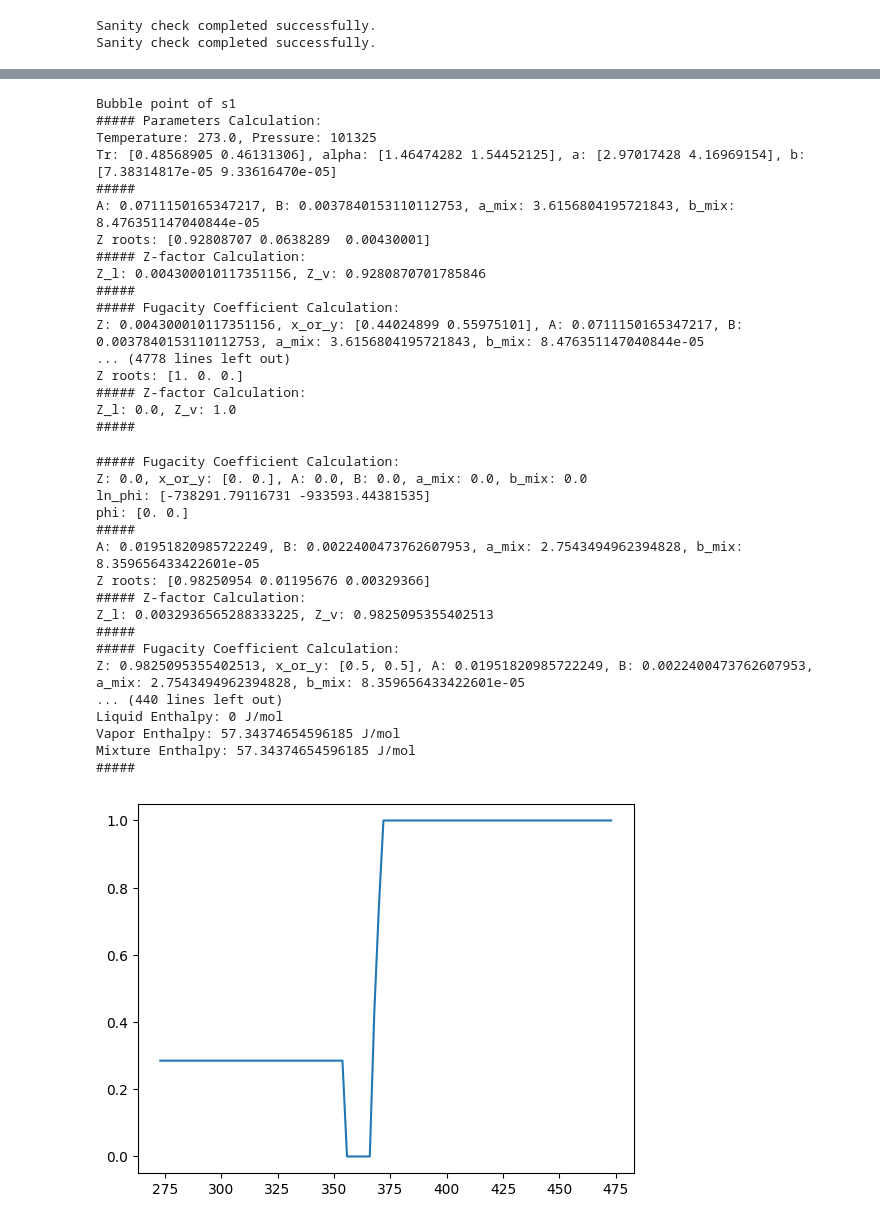
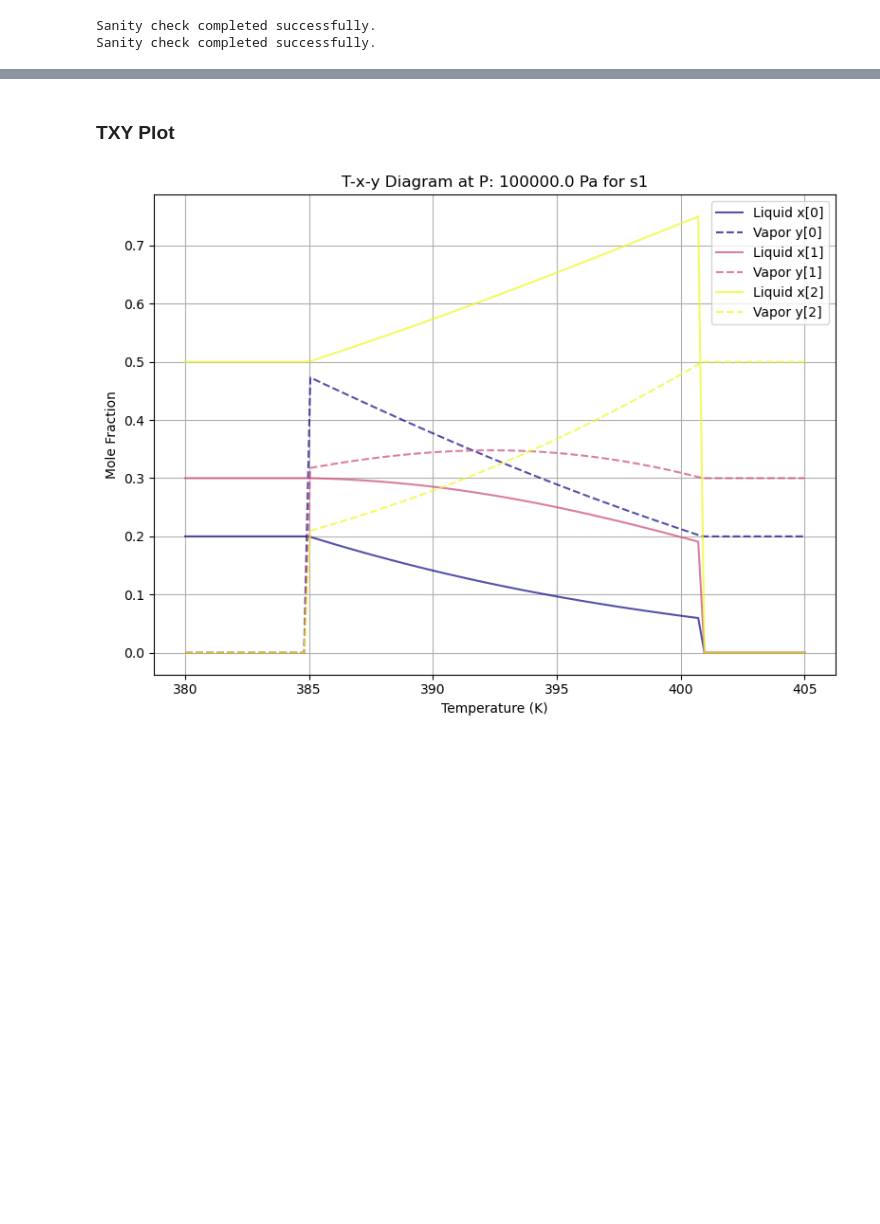
Before and after one commit to debasis321/CLL_761TermProject_Flash, a Jupyter notebook: testNotebook.ipynb, the cells around one changed output, grey strips where cells are left out. Cells and saved outputs as stored; diff of their text form; code cells hidden in the pictures; blank space fills up the shorter version.

```diff
--- a/testNotebook.ipynb
+++ b/testNotebook.ipynb
@@ -31,13 +34,13 @@ n-c11     -2.087780e-23
 # %%
 
 # Component in Scope for the calculation
-comp1= {'benzene': 0.5,
-      'toluene': 0.5}
-comp2= {'methane':0.2,
-        'n-butane': 0.2,
-      'n-pentane': 0.2,
-      'n-hexane': 0.2,
-      'n-c15':0.2}
+comp1= {'benzene': 0.2,
+      'toluene': 0.3,
+      'o-xylene': 0.5}
+comp2= {'n-butane': 0.15,
+      'n-pentane': 0.25,
+      'n-hexane': 0.35,
+      'n-c15':0.25}
 # check for consistency of the component list
 check_sanity(comp1)
 check_sanity(comp2)
@@ -46,5 +49,5 @@ Sanity check completed successfully.
 Sanity check completed successfully.
 # %%
 # create a stream from the component list
-s1 = Stream(composition=comp1, temperature=273+94, pressure=101325)
-s2 = Stream(composition=comp2, temperature=400, pressure=101325)
+s1 = Stream(name="s1", composition=comp1, temperature=367, pressure=101325, flowrate=1000)
+s2 = Stream(name="s2",composition=comp2, temperature=400, pressure=101325, flowrate=1000)
@@ -95,51 +88,9 @@ h_l: -59496.45 J/mol, h_v: 319.16 J/mol, h: -12376.59 J/mol
+# %% [markdown]
+### TXY Plot
 # %%
-from UnitOperation import Heater
-# get bubble point of s1 and dew point of s2
-print('Bubble point of s1')
-# s1_tb = Heater(s1, dP=0, beta=0.1).ps.T
-# print(s1_tb)
-from matplotlib import pyplot as plt
-Tspace = np.linspace(273, 273+200,100)
-vfSpace =np.array([])
-for T in Tspace:
-    s1.T = T
-    vfSpace = np.append(vfSpace, s1.vf)
-
-plt.plot(Tspace, vfSpace)
-plt.show()
+from Utility import plot_TXY
+# TXY plot for s2
+with contextlib.redirect_stdout(io.StringIO()):
+    plot_TXY(s1, P=1e5, T_min=380, T_max=405, T_step=100)
 # %% [output]
-Bubble point of s1
-##### Parameters Calculation:
-Temperature: 273.0, Pressure: 101325
-Tr: [0.48568905 0.46131306], alpha: [1.46474282 1.54452125], a: [2.97017428 4.16969154], b: [7.38314817e-05 9.33616470e-05]
-#####
-A: 0.0711150165347217, B: 0.0037840153110112753, a_mix: 3.6156804195721843, b_mix: 8.476351147040844e-05
-Z roots: [0.92808707 0.0638289  0.00430001]
-##### Z-factor Calculation:
-Z_l: 0.004300010117351156, Z_v: 0.9280870701785846
-#####
-##### Fugacity Coefficient Calculation:
-Z: 0.004300010117351156, x_or_y: [0.44024899 0.55975101], A: 0.0711150165347217, B: 0.0037840153110112753, a_mix: 3.6156804195721843, b_mix: 8.476351147040844e-05
-... (4778 lines left out)
-Z roots: [1. 0. 0.]
-##### Z-factor Calculation:
-Z_l: 0.0, Z_v: 1.0
-#####
-##### Fugacity Coefficient Calculation:
-Z: 0.0, x_or_y: [0. 0.], A: 0.0, B: 0.0, a_mix: 0.0, b_mix: 0.0
-ln_phi: [-738291.79116731 -933593.44381535]
-phi: [0. 0.]
-#####
-A: 0.01951820985722249, B: 0.0022400473762607953, a_mix: 2.7543494962394828, b_mix: 8.359656433422601e-05
-Z roots: [0.98250954 0.01195676 0.00329366]
-##### Z-factor Calculation:
-Z_l: 0.0032936565288333225, Z_v: 0.9825095355402513
-#####
-##### Fugacity Coefficient Calculation:
-Z: 0.9825095355402513, x_or_y: [0.5, 0.5], A: 0.01951820985722249, B: 0.0022400473762607953, a_mix: 2.7543494962394828, b_mix: 8.359656433422601e-05
-... (440 lines left out)
-Liquid Enthalpy: 0 J/mol
-Vapor Enthalpy: 57.34374654596185 J/mol
-Mixture Enthalpy: 57.34374654596185 J/mol
-#####
-[figure, old version]
+[figure, new version]
```
Also changed, not shown: parts of 12 cells of this notebook, 3 other files.
